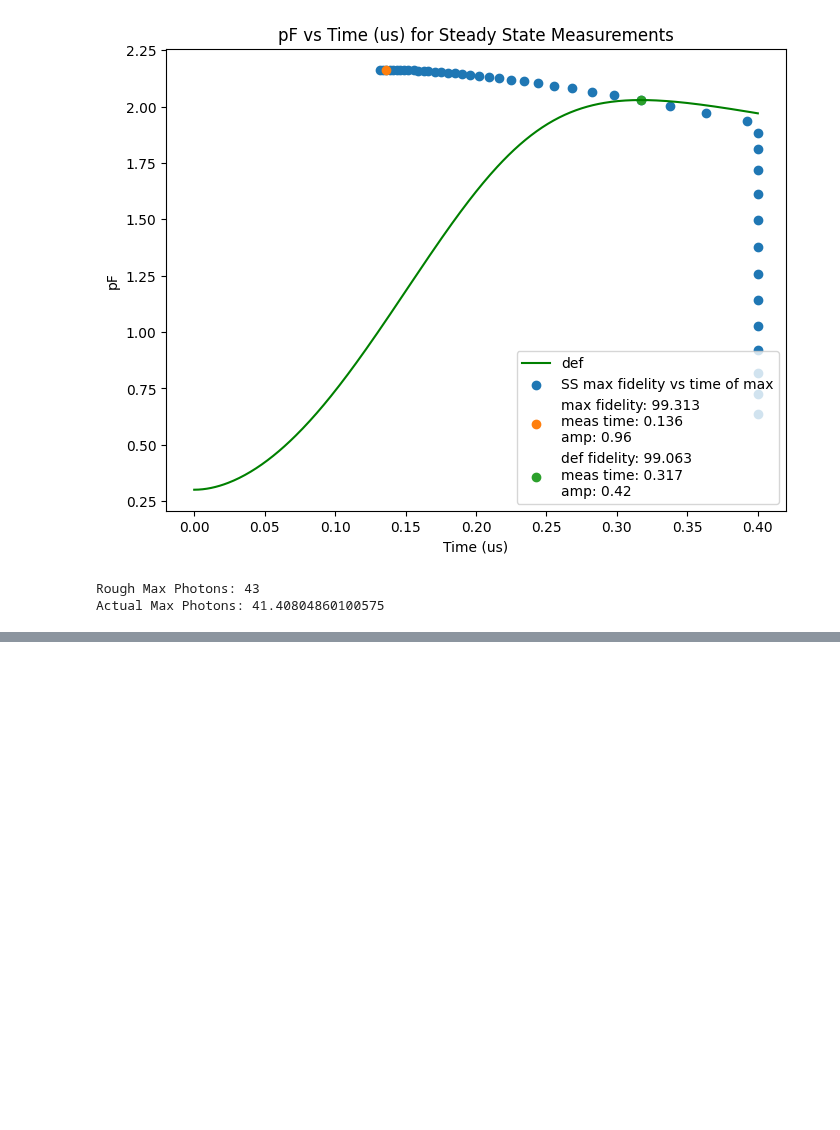
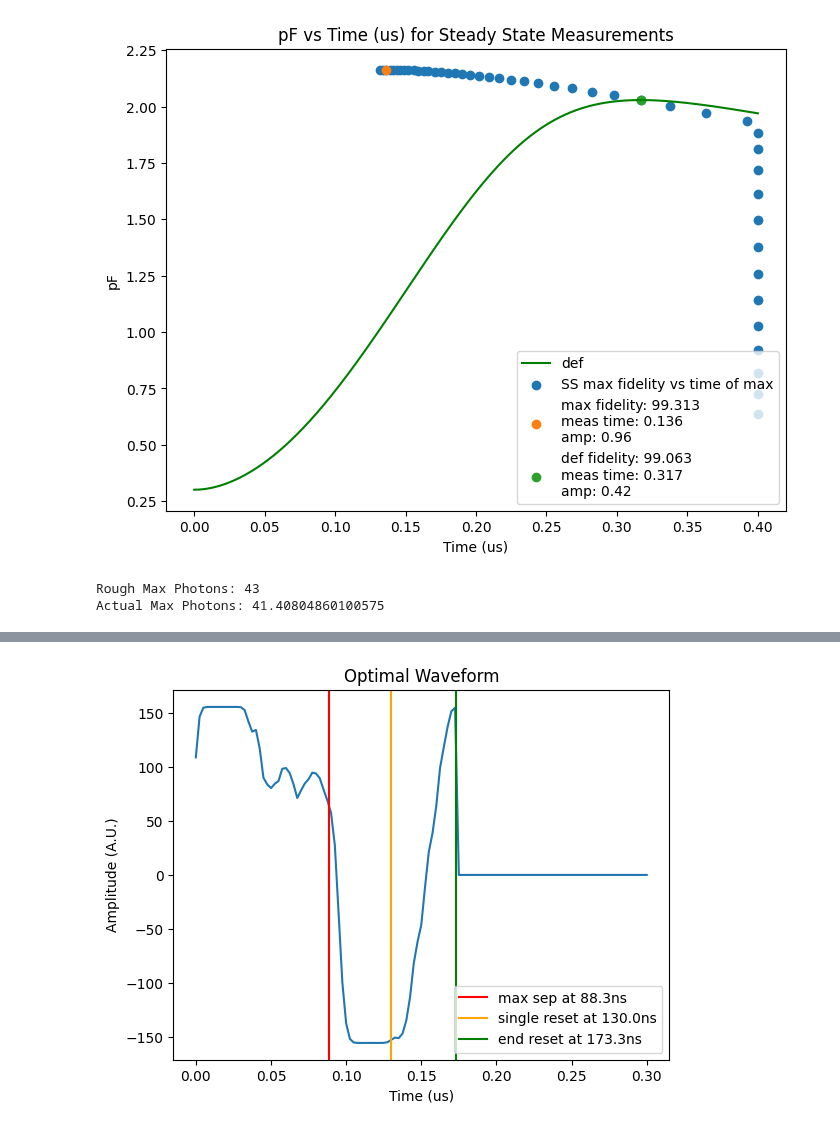
Before and after one commit to AnikenC/ReadoutWithRL, a Jupyter notebook: readoutWithRL/rl_side_v2/learning_curves.ipynb, the cells around one changed output, grey strips where cells are left out. Cells and saved outputs as stored; diff of their text form; code cells hidden in the pictures; blank space fills up the shorter version.

```diff
--- a/readoutWithRL/rl_side_v2/learning_curves.ipynb
+++ b/readoutWithRL/rl_side_v2/learning_curves.ipynb
@@ -247,0 +330,12 @@ plt.show()
+# %%
+plt.plot(env.ts_action, -action)
+plt.axvline(x=env.ts_sim[argmax], label=f'max sep at {int(1e4*env.ts_sim[argmax])/1e1}ns', color='red')
+plt.axvline(x=env.ts_sim[argmin_2], label=f'single reset at {int(1e4*env.ts_sim[argmin_2])/1e1}ns', color='orange')
+plt.axvline(x=env.ts_sim[argmin], label=f'end reset at {int(1e4*env.ts_sim[argmin])/1e1}ns', color='green')
+plt.xlabel('Time (us)')
+plt.ylabel('Amplitude (A.U.)')
+plt.title('Optimal Waveform')
+plt.legend()
+plt.show()
+# %% [output]
+[figure, added]
```
Also changed, not shown: parts of 8 cells of this notebook, 10 other files.
